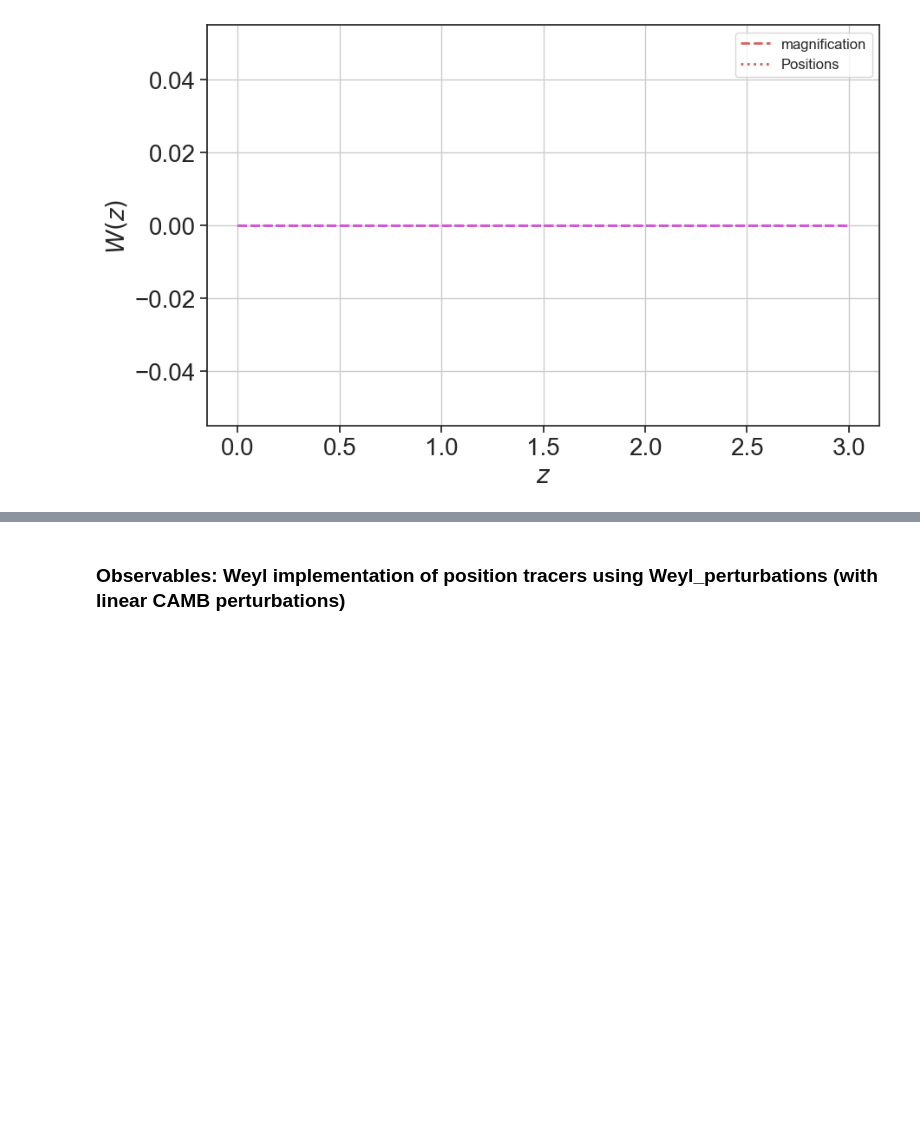
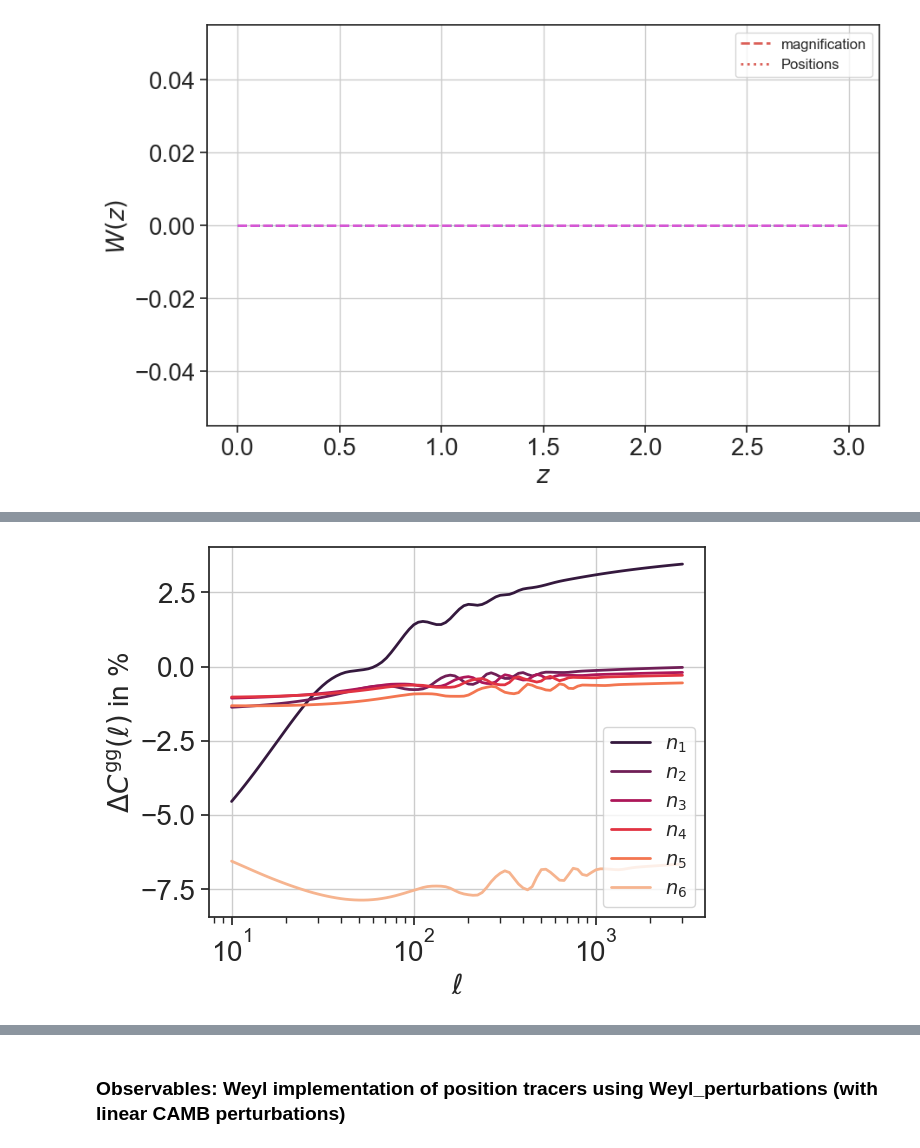
Before and after one commit to cloe-org/playground, a Jupyter notebook: tutorials/observables/photo_Weyl.ipynb, the cells around one changed output, grey strips where cells are left out. Saved outputs shown, nothing was run; the diff lists cells and outputs as text; code cells hidden in the pictures; blank space fills up the shorter version.

```diff
--- a/tutorials/observables/photo_Weyl.ipynb
+++ b/tutorials/observables/photo_Weyl.ipynb
@@ -361,0 +387,4 @@ plt.show()
+# %%
+Cells_Weyl_useWeylpert.plot_cells_GC_compare(Cells_standard)
+# %% [output]
+[figure, added]
```
Also changed, not shown: parts of 83 cells of this notebook, 1 other file.
